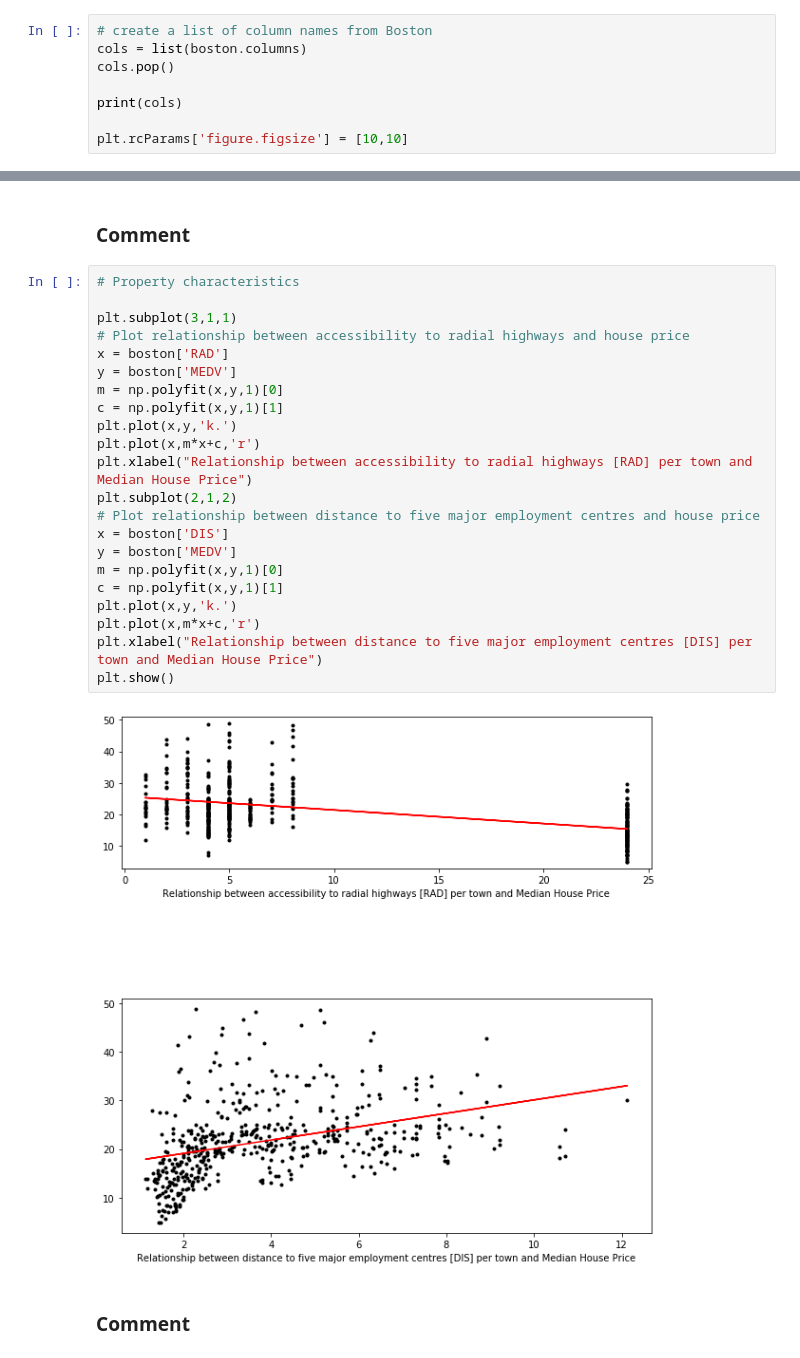
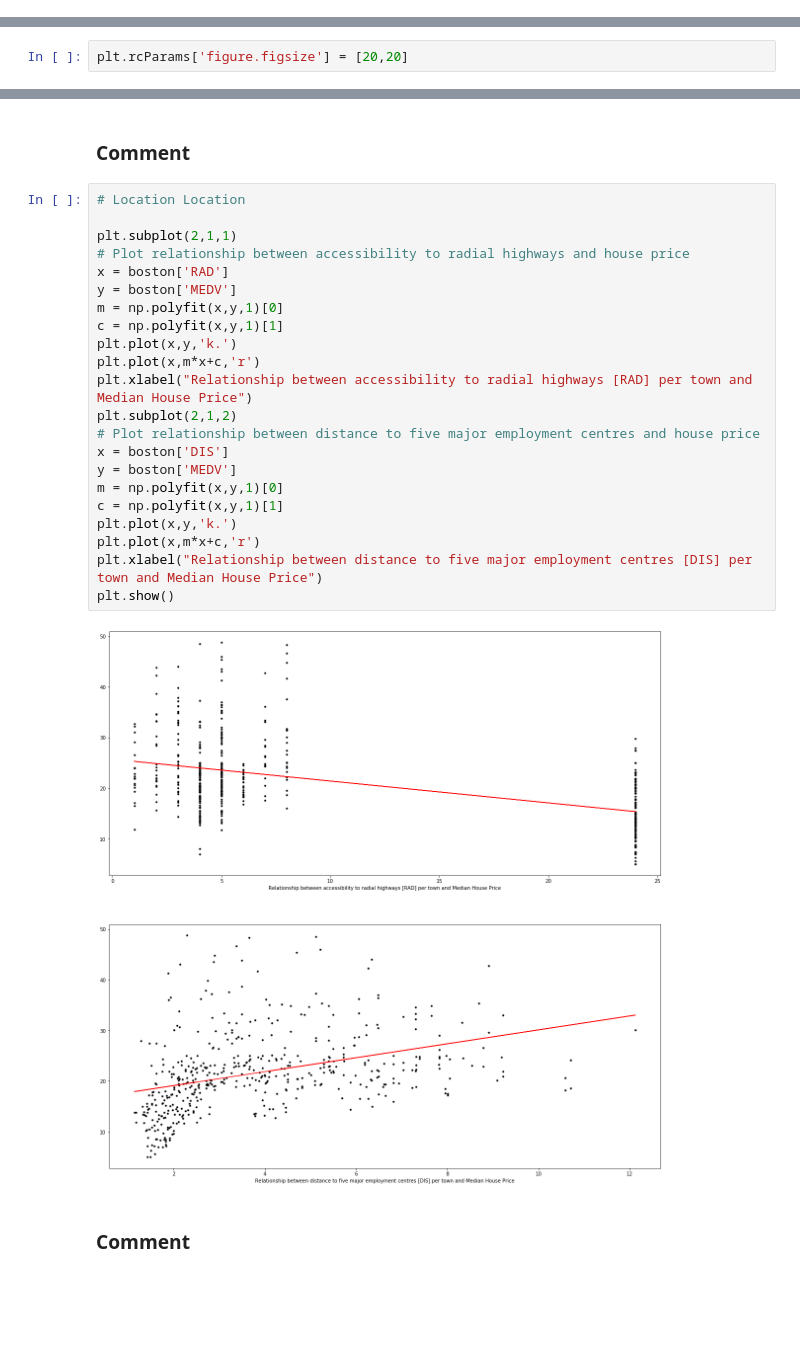
Before and after one commit to davesheils/machineLearningStatisticsProject2019, a Jupyter notebook: Project Notebook.ipynb, the cells around one changed output, grey strips where cells are left out. Drawn from its saved outputs; the diff is of its cells as text; blank space fills up the shorter version.

```diff
--- a/Project Notebook.ipynb
+++ b/Project Notebook.ipynb
@@ -232,8 +239,0 @@ what might we learn from this?
-# %%
-# create a list of column names from Boston
-cols = list(boston.columns)
-cols.pop()
-
-print(cols)
-
-plt.rcParams['figure.figsize'] = [10,10]
@@ -242 +240,3 @@ plt.rcParams['figure.figsize'] = [10,10]
+# %%
+plt.rcParams['figure.figsize'] = [20,20]
 # %% [markdown]
@@ -329,28 +333,28 @@ plt.show()
 # %% [markdown]
 ### Comment
 # %%
-# Property characteristics
+# Location Location
 
-plt.subplot(3,1,1)
+plt.subplot(2,1,1)
 # Plot relationship between accessibility to radial highways and house price
 x = boston['RAD']
 y = boston['MEDV']
 m = np.polyfit(x,y,1)[0]
 c = np.polyfit(x,y,1)[1]
 plt.plot(x,y,'k.')
 plt.plot(x,m*x+c,'r')
 plt.xlabel("Relationship between accessibility to radial highways [RAD] per town and Median House Price")
 plt.subplot(2,1,2)
 # Plot relationship between distance to five major employment centres and house price
 x = boston['DIS']
 y = boston['MEDV']
 m = np.polyfit(x,y,1)[0]
 c = np.polyfit(x,y,1)[1]
 plt.plot(x,y,'k.')
 plt.plot(x,m*x+c,'r')
 plt.xlabel("Relationship between distance to five major employment centres [DIS] per town and Median House Price")
 plt.show()
 # %% [output]
-[figure, old version]
+[figure, new version]
 # %% [markdown]
 ### Comment
```
Also changed, not shown: parts of 22 cells of this notebook.
